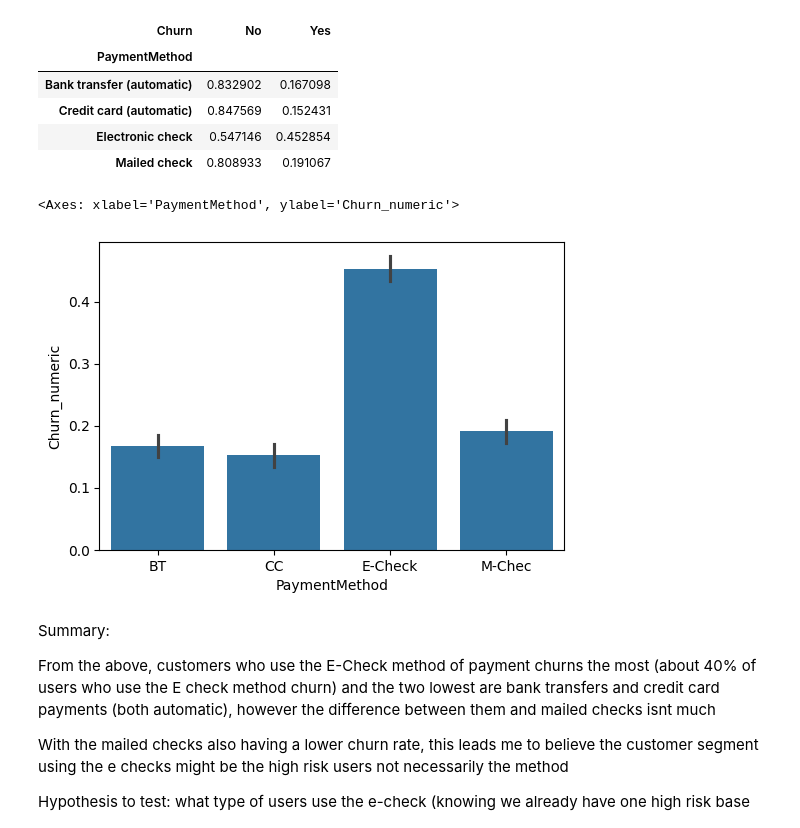
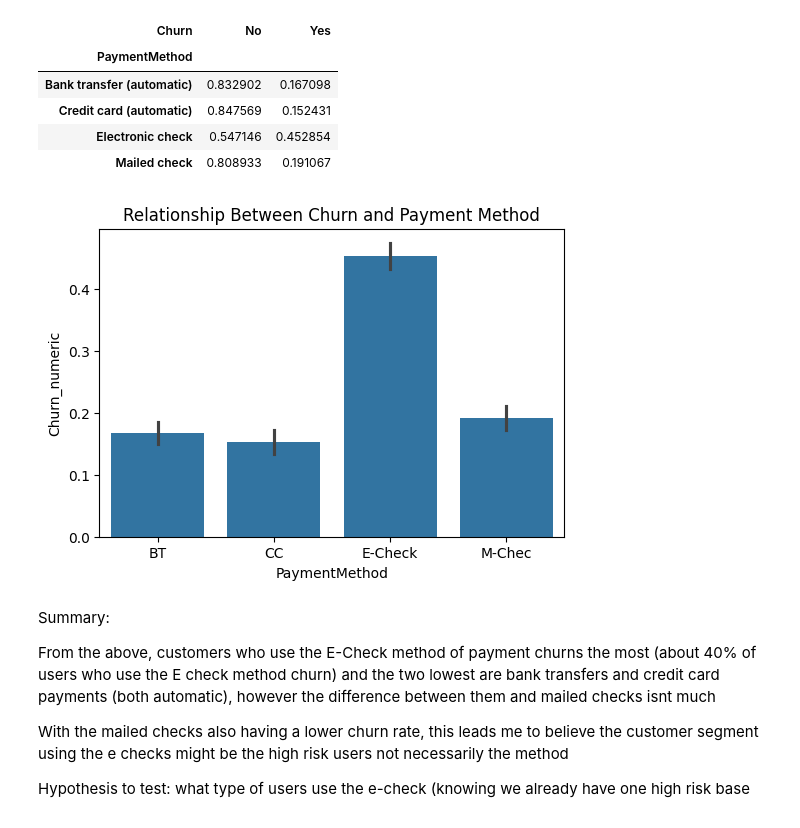
Before and after one commit to N-anle/TelecomChurnAnalysis, a Jupyter notebook: notebook.ipynb, the cells around one changed output. Drawn from its saved outputs; the diff is of its cells as text; code cells hidden in the pictures.

```diff
--- a/notebook.ipynb
+++ b/notebook.ipynb
@@ -690,13 +690,14 @@ temp_df['PaymentMethod'] = temp_df['PaymentMethod'].replace(mapping)
 # %%
 plt.figure(figsize=(6,4))
 sns.barplot(
     data = temp_df,
     x= 'PaymentMethod',
     y = 'Churn_numeric'
 )
+plt.title('Relationship Between Churn and Payment Method')
+plt.show()
 # %% [output]
-<Axes: xlabel='PaymentMethod', ylabel='Churn_numeric'>
-[figure, old version]
+[figure, new version]
 # %% [markdown]
 Summary:
 
```
Also changed, not shown: parts of 4 cells of this notebook, 3 other files.
